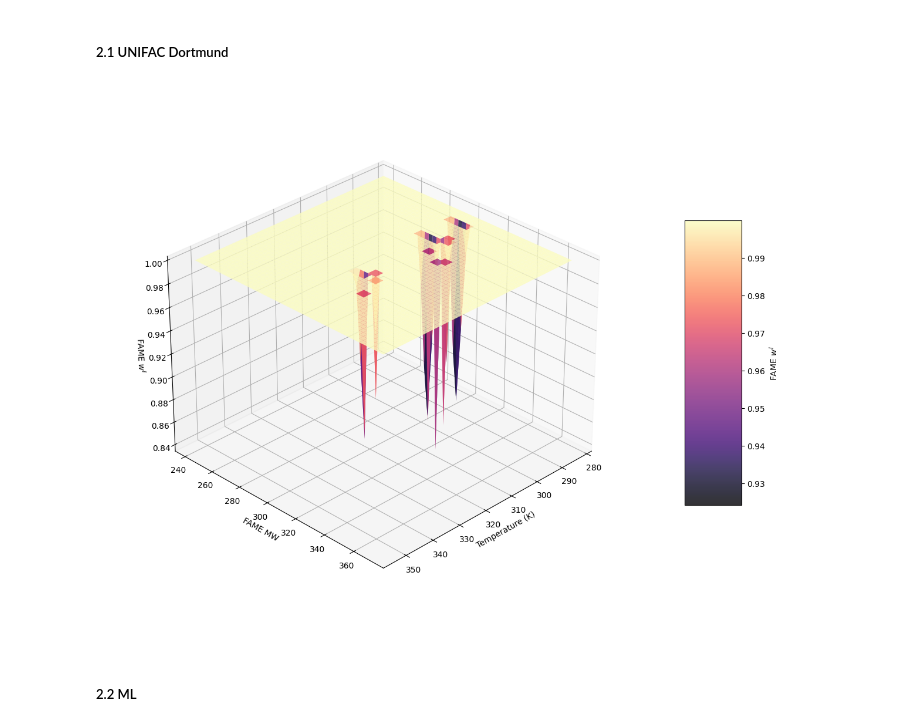
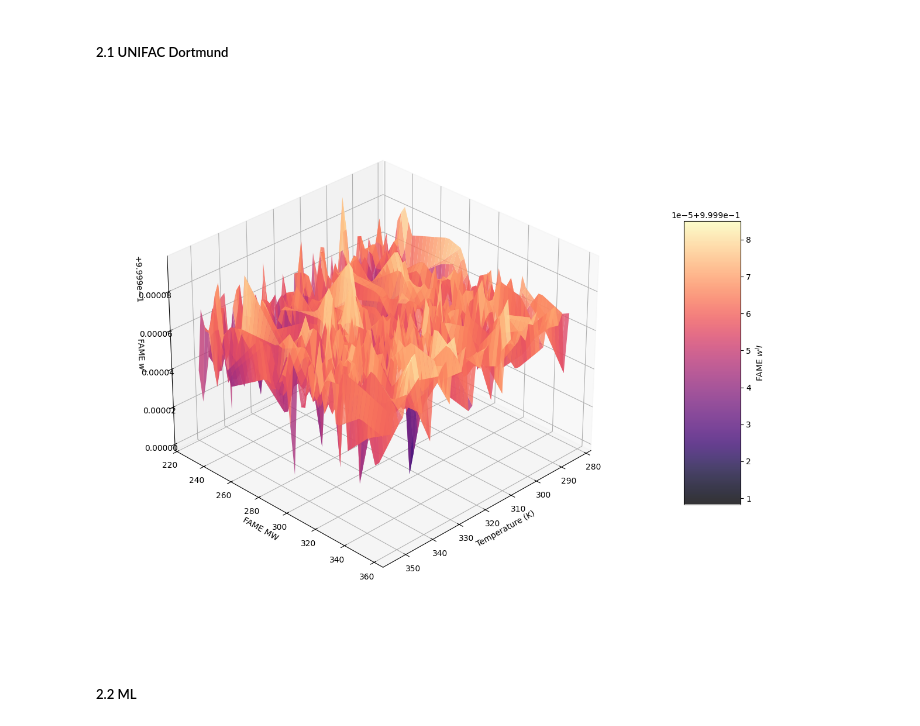
Before and after one commit to Juandhb99/ThermOleo, a Jupyter notebook: sensitivity_analysis.ipynb, the cells around one changed output. Cells and saved outputs as stored; diff of their text form; code cells hidden in the pictures.

Commit message:
extend analysis

```diff
--- a/sensitivity_analysis.ipynb
+++ b/sensitivity_analysis.ipynb
@@ -10,9 +10,9 @@ import seaborn as sns
 from UnifacDortmund import UnifacDortmund
 from PhaseCalculation import CalculateComps as cc
 # %%
-group_contribution = pl.read_csv("SensitivityAnalysis/sensitivity_group_contribution_et.csv")
-MW = pl.read_csv("SensitivityAnalysis/sensitivity_MW_et.csv")
-coeffs = pl.read_csv("SensitivityAnalysis/sensitivity_params_et.csv")
+group_contribution = pl.read_csv("SensitivityAnalysis/sensitivity_group_contribution.csv")
+MW = pl.read_csv("SensitivityAnalysis/sensitivity_MW.csv")
+coeffs = pl.read_csv("SensitivityAnalysis/sensitivity_params.csv")
 # %%
 group_contribution
 # %% [output]
@@ -122,7 +122,7 @@ def analysis_one(global_comps, MW, v, T):
     return (cc.calculate_comps(data=global_comps, v=v, data_MW=MW,
                          temperature=T, thermo_model=thermo_model, GIP=GIP))
 # %%
-global_comps = np.array([0.824, 0.081, 0.095, 0, 0, 0, 0, 0]).reshape(1, 8)
+global_comps = np.array([0.4, 0.4, 0.2, 0, 0, 0, 0, 0]).reshape(1, 8)
 T = np.linspace(283.15, 353.15, 50)
 groups = group_contribution.group_by(["Group", "Stat"])
 # %% [markdown]
@@ -152,15 +152,15 @@ for name, data in groups:
 results_total = np.vstack(results_list)
 # %%
 results_total
-filtered_results = results_total[results_total[:, 0] > 0.83]
+filtered_results = results_total[results_total[:, 0] > 0.40]
 # %%
 FAME_comp = filtered_results[:,0]
 FAME_MW = filtered_results[:,-1]
 temperature = filtered_results[:,-2]
 # %%
-surface_plot(temperature, FAME_MW, FAME_comp, "", "Temperature (K)", "FAME MW", "FAME $w^I$", "FAME $w^I$")
+surface_plot(temperature, FAME_MW, FAME_comp, "", "Temperature (K)", "FAME MW", "FAME $w^I$", "FAME $w^II$")
 # %% [output]
-[figure, old version]
+[figure, new version]
 # %% [markdown]
 ##### 2.2 ML
 # %%
```
Also changed, not shown: parts of 6 cells of this notebook, 1 other file.
